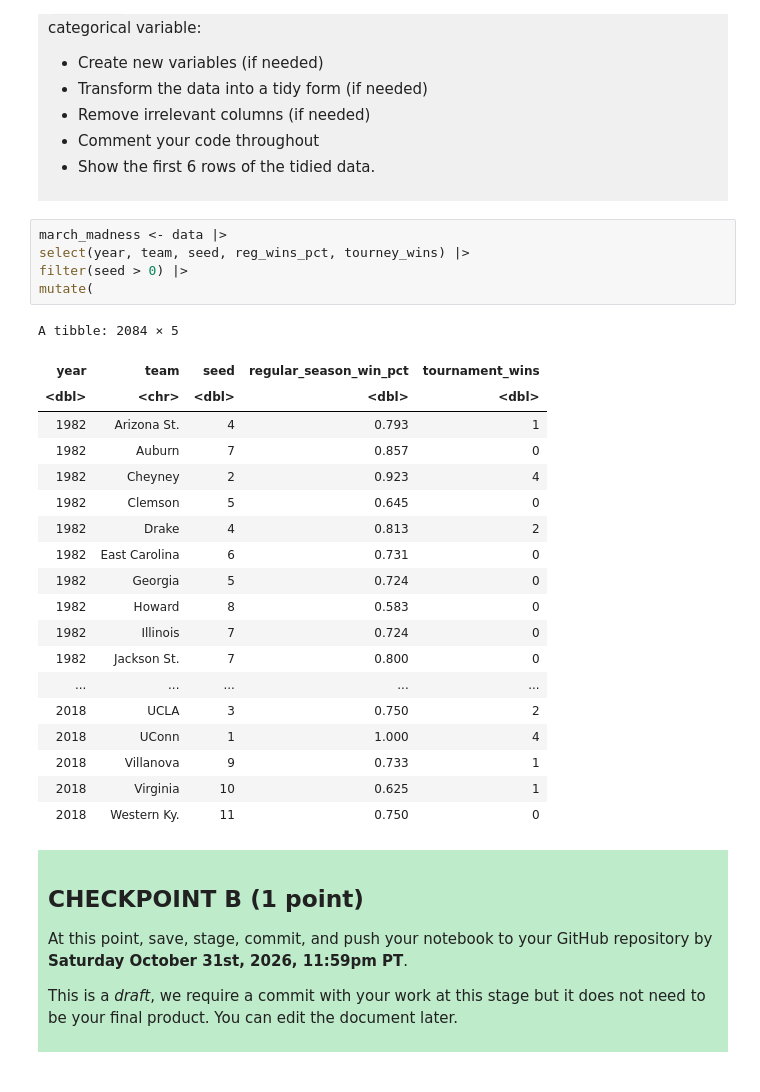
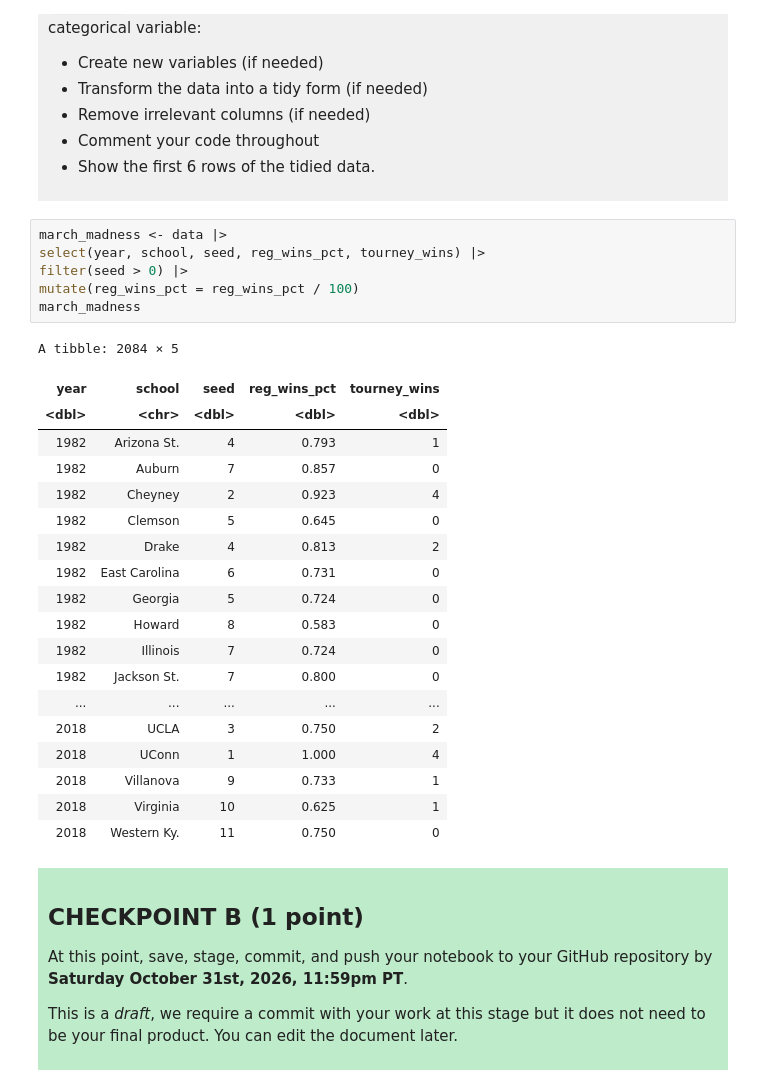
Before and after one commit to Onion21212121/DSCI100_project_AnYan, a Jupyter notebook: dsci-100-project-notebook.ipynb, the cells around one changed output. Drawn from its saved outputs; the diff is of its cells as text.

```diff
--- a/dsci-100-project-notebook.ipynb
+++ b/dsci-100-project-notebook.ipynb
@@ -232,12 +232,13 @@ Produce a tidy data set that could be used to answer your research question usin
 </div>
 # %%
 march_madness <- data |>
-select(year, team, seed, reg_wins_pct, tourney_wins) |>
+select(year, school, seed, reg_wins_pct, tourney_wins) |>
 filter(seed > 0) |>
-mutate(
+mutate(reg_wins_pct = reg_wins_pct / 100)
+march_madness
 # %% [output]
 A tibble: 2084 × 5
-| year | team | seed | regular_season_win_pct | tournament_wins |
+| year | school | seed | reg_wins_pct | tourney_wins |
 | <dbl> | <chr> | <dbl> | <dbl> | <dbl> |
 | 1982 | Arizona St. | 4 | 0.793 | 1 |
 | 1982 | Auburn | 7 | 0.857 | 0 |
```
Also changed, not shown: parts of 5 cells of this notebook.
